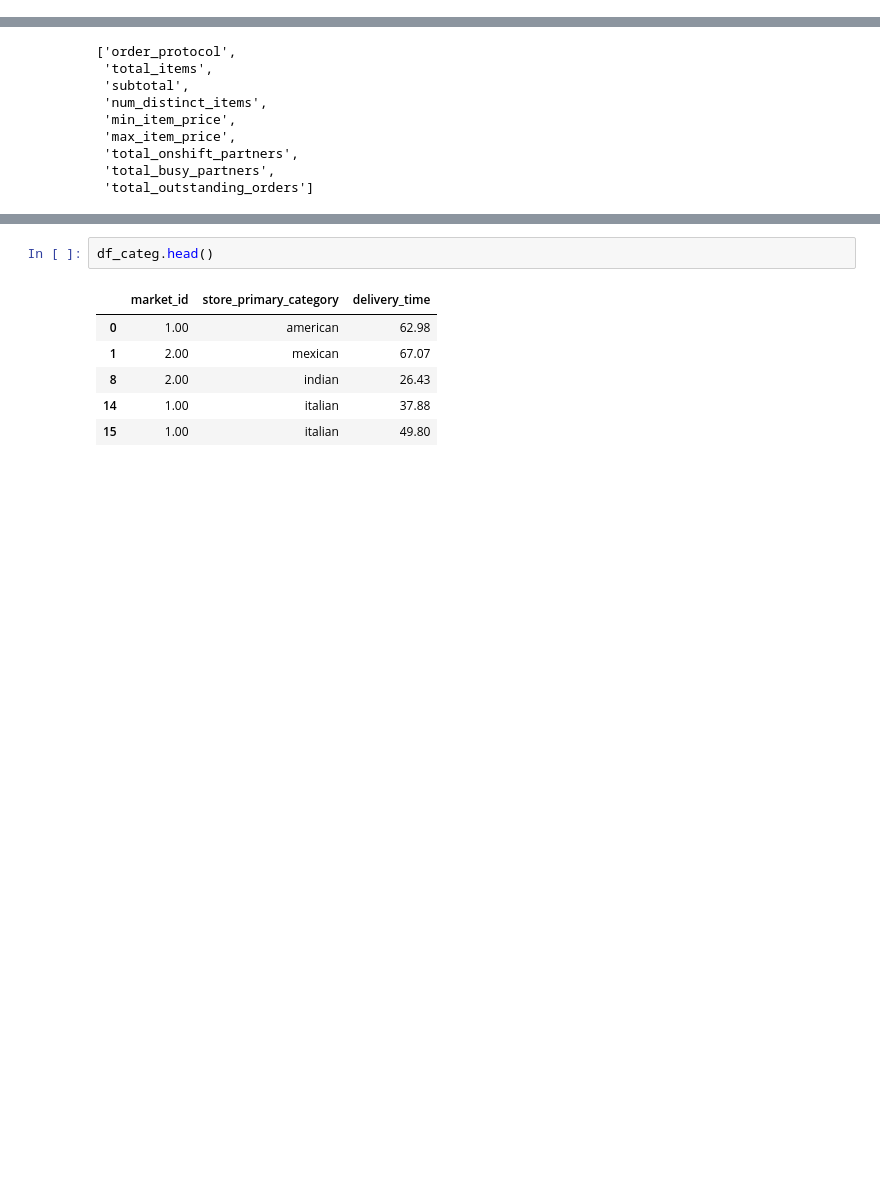
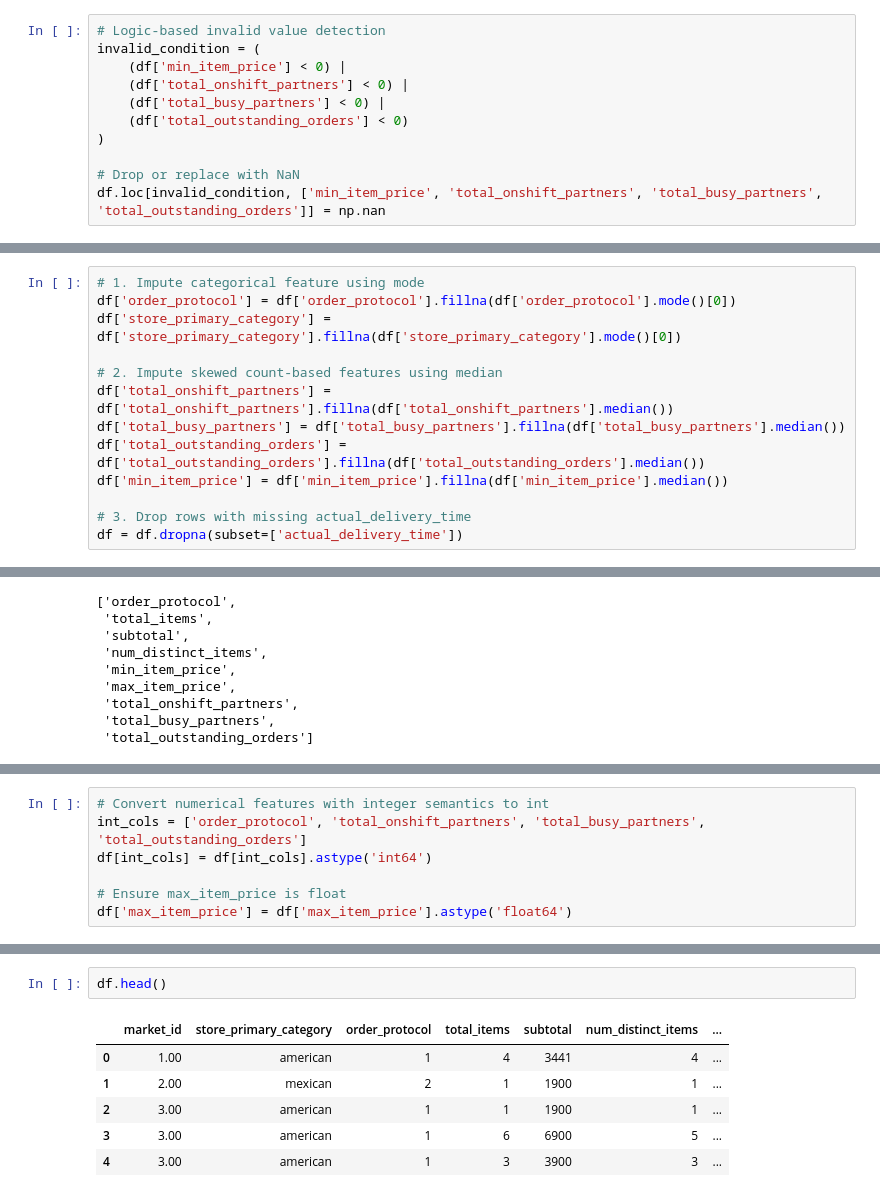
Before and after one commit to heyitzrizki/final-project-ds49-group3, a Jupyter notebook: eda & preprocessing/eda_&_pre_processing.ipynb, the cells around one changed output, grey strips where cells are left out. Drawn from its saved outputs; the diff is of its cells as text; blank space fills up the shorter version.

```diff
--- a/eda & preprocessing/eda_&_pre_processing.ipynb
+++ b/eda & preprocessing/eda_&_pre_processing.ipynb
@@ -205,0 +226,11 @@ df.describe()
+# %%
+# Logic-based invalid value detection
+invalid_condition = (
+    (df['min_item_price'] < 0) |
+    (df['total_onshift_partners'] < 0) |
+    (df['total_busy_partners'] < 0) |
+    (df['total_outstanding_orders'] < 0)
+)
+
+# Drop or replace with NaN
+df.loc[invalid_condition, ['min_item_price', 'total_onshift_partners', 'total_busy_partners', 'total_outstanding_orders']] = np.nan
@@ -212,3 +285,16 @@ data = df.dropna(inplace = True)
+# %%
+# 1. Impute categorical feature using mode
+df['order_protocol'] = df['order_protocol'].fillna(df['order_protocol'].mode()[0])
+df['store_primary_category'] = df['store_primary_category'].fillna(df['store_primary_category'].mode()[0])
+
+# 2. Impute skewed count-based features using median
+df['total_onshift_partners'] = df['total_onshift_partners'].fillna(df['total_onshift_partners'].median())
+df['total_busy_partners'] = df['total_busy_partners'].fillna(df['total_busy_partners'].median())
+df['total_outstanding_orders'] = df['total_outstanding_orders'].fillna(df['total_outstanding_orders'].median())
+df['min_item_price'] = df['min_item_price'].fillna(df['min_item_price'].median())
+
+# 3. Drop rows with missing actual_delivery_time
+df = df.dropna(subset=['actual_delivery_time'])
 # %%
 df.isna().sum()
 # %% [output]
@@ -702,0 +659,7 @@ df_categ = df_duplicate[categ_features]
+# %%
+# Convert numerical features with integer semantics to int
+int_cols = ['order_protocol', 'total_onshift_partners', 'total_busy_partners', 'total_outstanding_orders']
+df[int_cols] = df[int_cols].astype('int64')
+
+# Ensure max_item_price is float
+df['max_item_price'] = df['max_item_price'].astype('float64')
@@ -703,9 +683,9 @@ df_categ = df_duplicate[categ_features]
 # %%
-df_categ.head()
+df.head()
 # %% [output]
-|  | market_id | store_primary_category | delivery_time |
-| 0 | 1.00 | american | 62.98 |
-| 1 | 2.00 | mexican | 67.07 |
-| 8 | 2.00 | indian | 26.43 |
-| 14 | 1.00 | italian | 37.88 |
-| 15 | 1.00 | italian | 49.80 |
+|  | market_id | store_primary_category | order_protocol | total_items | subtotal | num_distinct_items | ... |
+| 0 | 1.00 | american | 1 | 4 | 3441 | 4 | ... |
+| 1 | 2.00 | mexican | 2 | 1 | 1900 | 1 | ... |
+| 2 | 3.00 | american | 1 | 1 | 1900 | 1 | ... |
+| 3 | 3.00 | american | 1 | 6 | 6900 | 5 | ... |
+| 4 | 3.00 | american | 1 | 3 | 3900 | 3 | ... |
```
Also changed, not shown: parts of 78 cells of this notebook.
